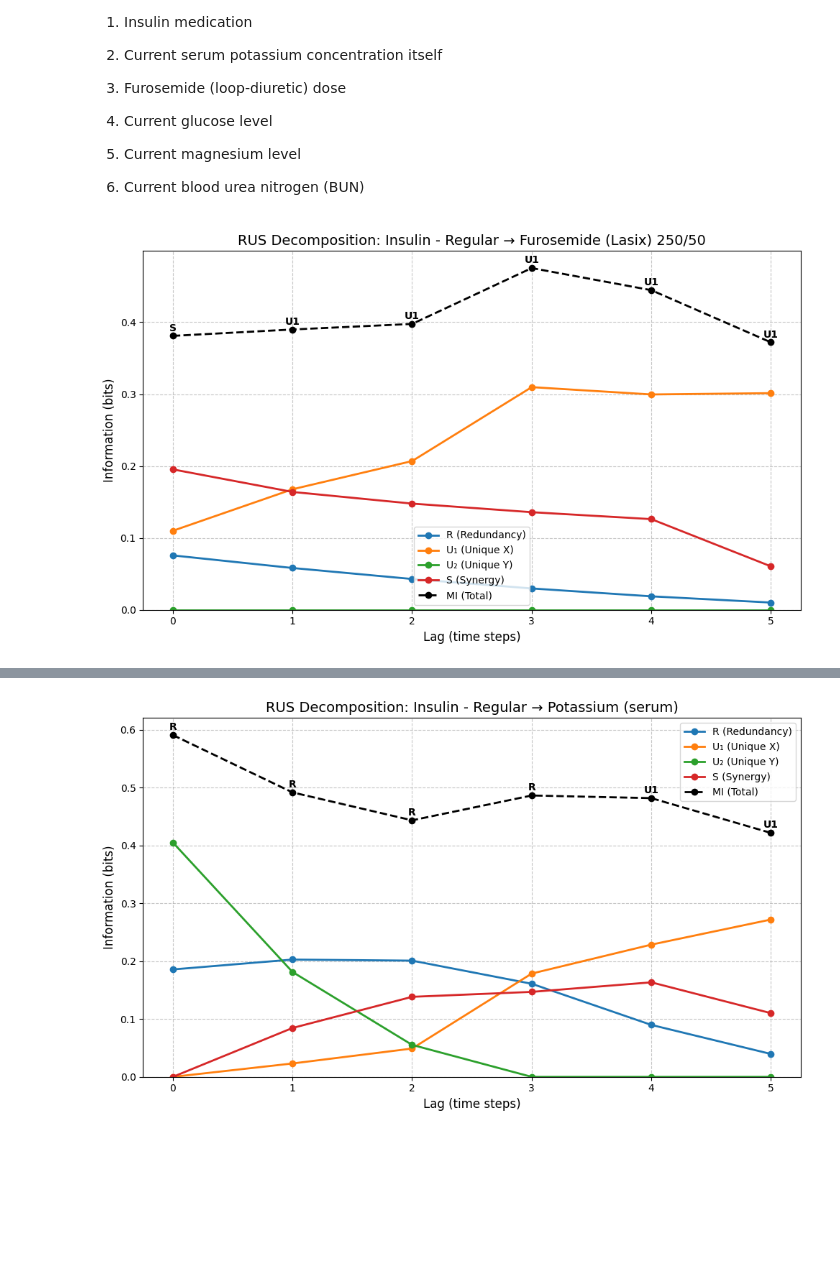
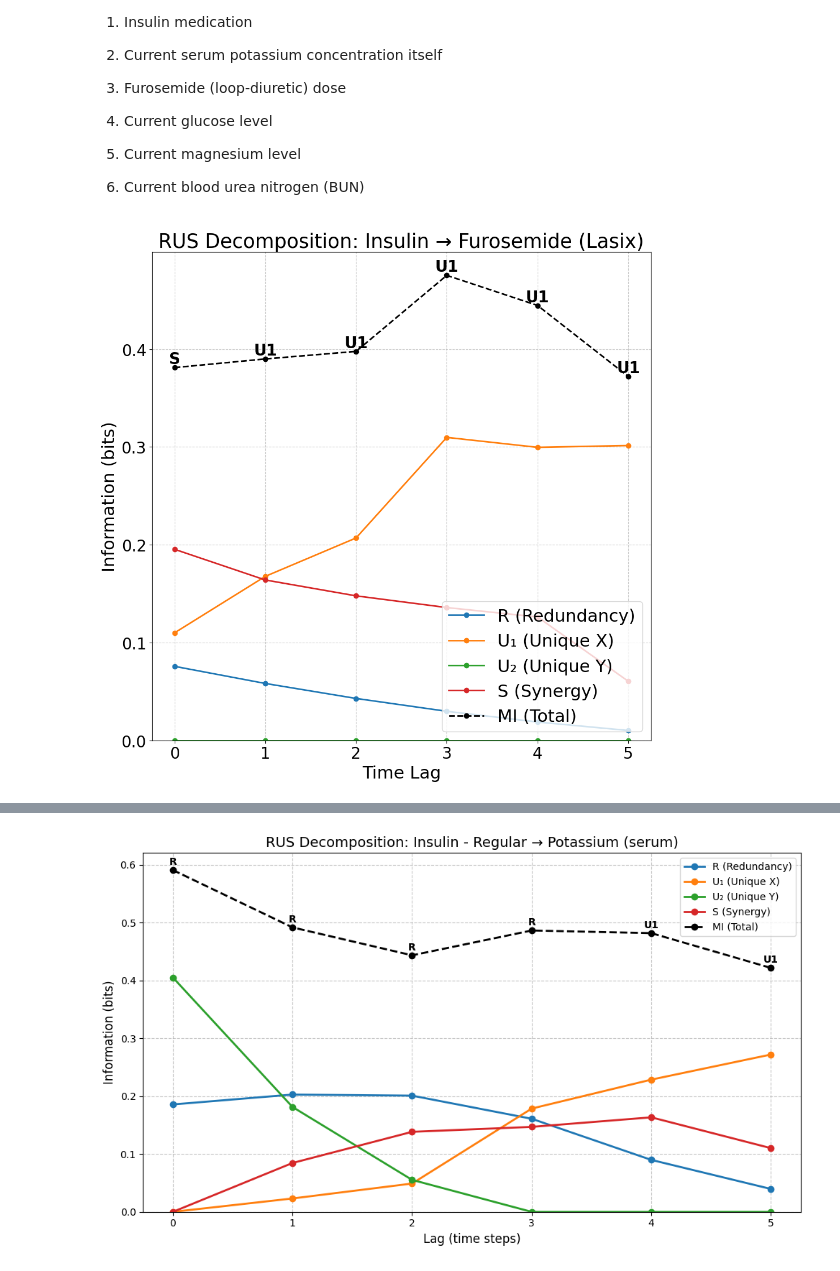
Before and after one commit to aaronhan223/dami, a Jupyter notebook: src/plots/analyze_mimiciv_rus.ipynb, the cells around one changed output, grey strips where cells are left out. Drawn from its saved outputs; the diff is of its cells as text; code cells hidden in the pictures; blank space fills up the shorter version.

Commit message:
updated opportunity exp and plot functions

```diff
--- a/src/plots/analyze_mimiciv_rus.ipynb
+++ b/src/plots/analyze_mimiciv_rus.ipynb
@@ -168,7 +168,7 @@ Quick ranking for their influence on serum potassium over the next few hours
 
 6. Current blood urea nitrogen (BUN)
 # %%
-mimiciv_rus_results = np.load("../results/mimiciv/mimiciv_lag6_bins8_thresh0.3.npy", allow_pickle=True)
+mimiciv_rus_results = np.load("/cis/home/xhan56/code/dami/results/mimiciv/mimiciv_lag6_bins8_thresh0.3.npy", allow_pickle=True)
 # %%
 # mimiciv_rus_results[0:6]
 def plot_multi_lag_results(feature_pair_data, feature_pair_name, ax=None):
@@ -194,41 +194,45 @@ def plot_multi_lag_results(feature_pair_data, feature_pair_name, ax=None):
     # Create the line plot
     ax.plot(lags, r_values, 'o-', label='R (Redundancy)', linewidth=2)
     ax.plot(lags, u1_values, 'o-', label='U₁ (Unique X)', linewidth=2)
     ax.plot(lags, u2_values, 'o-', label='U₂ (Unique Y)', linewidth=2)
     ax.plot(lags, s_values, 'o-', label='S (Synergy)', linewidth=2)
     ax.plot(lags, mi_values, 'o-', label='MI (Total)', linewidth=2, color='black', linestyle='--')
 
     # Annotate the dominant term
     for i, item in enumerate(feature_pair_data):
         dom_term = item['dominant_term']
         ax.annotate(dom_term, (lags[i], mi_values[i]),
                    xytext=(0, 5), textcoords='offset points',
-                   ha='center', fontweight='bold')
+                   ha='center', fontweight='bold', fontsize=20)
 
     # Add labels and title
-    ax.set_xlabel('Lag (time steps)', fontsize=12)
-    ax.set_ylabel('Information (bits)', fontsize=12)
-    ax.set_title(f"RUS Decomposition: {feature_pair_name}", fontsize=14)
+    ax.set_xlabel('Time Lag', fontsize=22)
+    ax.set_ylabel('Information (bits)', fontsize=22)
+    ax.set_title(f"RUS Decomposition: {feature_pair_name}", fontsize=25)
 
     # Add legend and grid
-    ax.legend(loc='best')
+    ax.legend(loc='lower right', fontsize=22)
     ax.grid(True, linestyle='--', alpha=0.7)
+    # Set x and y ticks font size
+    ax.tick_params(axis='x', labelsize=20)
+    ax.tick_params(axis='y', labelsize=20)
 
     # Set y-axis to start at 0
     ax.set_ylim(bottom=0)
 
     return ax
 
 # Extract the first feature pair and plot
 first_pair_data = mimiciv_rus_results[0:6]
 if len(first_pair_data) > 0:
-    pair_name = f"{first_pair_data[0]['feature_pair'][0]} → {first_pair_data[0]['feature_pair'][1]}"
-    fig, ax = plt.subplots(figsize=(10, 6))
+    # pair_name = f"{first_pair_data[0]['feature_pair'][0]} → {first_pair_data[0]['feature_pair'][1]}"
+    pair_name = "Insulin → Furosemide (Lasix)"
+    fig, ax = plt.subplots(figsize=(10, 10))
     plot_multi_lag_results(first_pair_data, pair_name, ax)
     plt.tight_layout()
     plt.show()
 # %% [output]
-[figure, old version]
+[figure, new version]
 # %%
 feat_pair = mimiciv_rus_results[6:12]
 pair_name = f"{feat_pair[0]['feature_pair'][0]} → {feat_pair[0]['feature_pair'][1]}"
```
Also changed, not shown: parts of 1 cell of this notebook, 2 other files.
